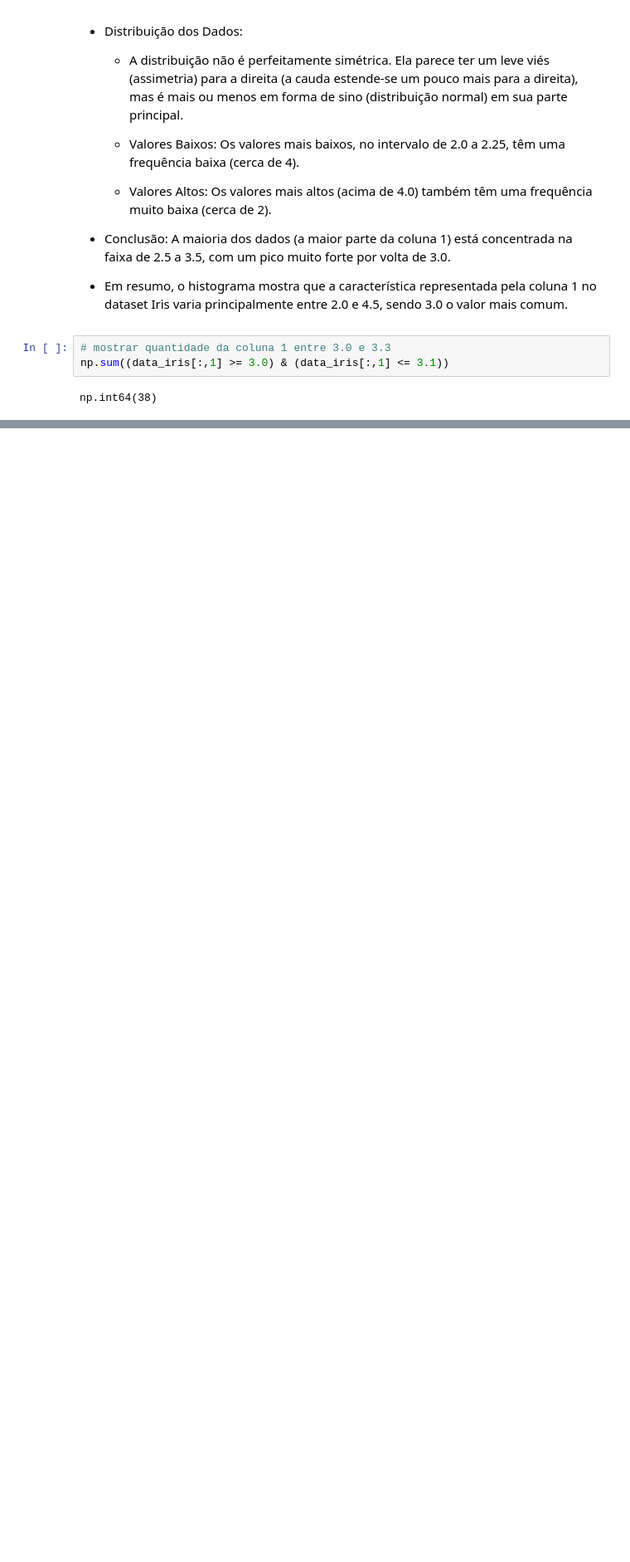
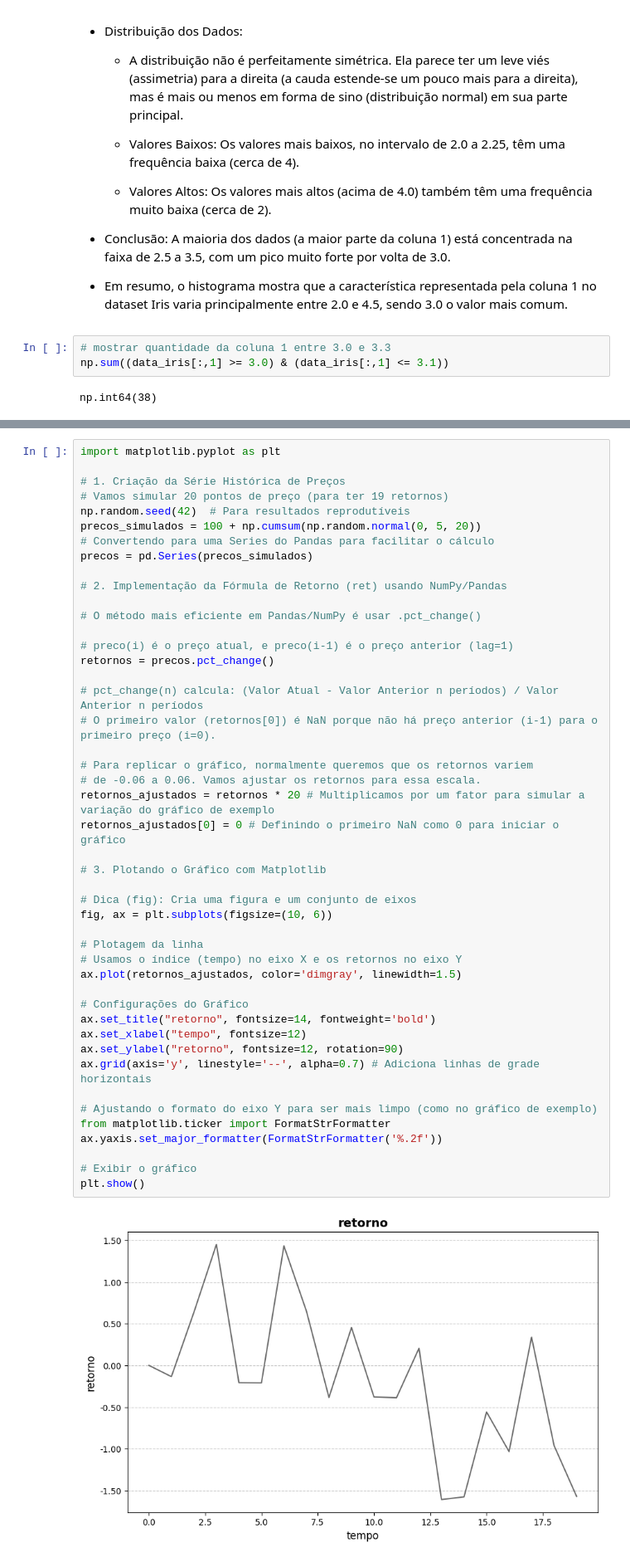
Before and after one commit to MarksAurelio/Tecnico_em_Inteligencia_Artificial, a Jupyter notebook: UC4/numpy/aula1.ipynb, the cells around one changed output, grey strips where cells are left out. Shown at 83% size. Saved outputs shown, nothing was run; the diff lists cells and outputs as text; blank space fills up the shorter version.

Commit message:
desario ret - retorno financeiro

```diff
--- a/UC4/numpy/aula1.ipynb
+++ b/UC4/numpy/aula1.ipynb
@@ -272,0 +387,48 @@ Conclui a aula1!
+# %%
+import matplotlib.pyplot as plt
+
+# 1. Criação da Série Histórica de Preços
+# Vamos simular 20 pontos de preço (para ter 19 retornos)
+np.random.seed(42)  # Para resultados reprodutíveis
+precos_simulados = 100 + np.cumsum(np.random.normal(0, 5, 20))
+# Convertendo para uma Series do Pandas para facilitar o cálculo
+precos = pd.Series(precos_simulados)
+
+# 2. Implementação da Fórmula de Retorno (ret) usando NumPy/Pandas
+
+# O método mais eficiente em Pandas/NumPy é usar .pct_change()
+
+# preco(i) é o preço atual, e preco(i-1) é o preço anterior (lag=1)
+retornos = precos.pct_change()
+
+# pct_change(n) calcula: (Valor Atual - Valor Anterior n períodos) / Valor Anterior n períodos
+# O primeiro valor (retornos[0]) é NaN porque não há preço anterior (i-1) para o primeiro preço (i=0).
+
+# Para replicar o gráfico, normalmente queremos que os retornos variem
+# de -0.06 a 0.06. Vamos ajustar os retornos para essa escala.
+retornos_ajustados = retornos * 20 # Multiplicamos por um fator para simular a variação do gráfico de exemplo
+retornos_ajustados[0] = 0 # Definindo o primeiro NaN como 0 para iniciar o gráfico
+
+# 3. Plotando o Gráfico com Matplotlib
+
+# Dica (fig): Cria uma figura e um conjunto de eixos
+fig, ax = plt.subplots(figsize=(10, 6))
+
+# Plotagem da linha
+# Usamos o índice (tempo) no eixo X e os retornos no eixo Y
+ax.plot(retornos_ajustados, color='dimgray', linewidth=1.5)
+
+# Configurações do Gráfico
+ax.set_title("retorno", fontsize=14, fontweight='bold')
+ax.set_xlabel("tempo", fontsize=12)
+ax.set_ylabel("retorno", fontsize=12, rotation=90)
+ax.grid(axis='y', linestyle='--', alpha=0.7) # Adiciona linhas de grade horizontais
+
+# Ajustando o formato do eixo Y para ser mais limpo (como no gráfico de exemplo)
+from matplotlib.ticker import FormatStrFormatter
+ax.yaxis.set_major_formatter(FormatStrFormatter('%.2f'))
+
+# Exibir o gráfico
+plt.show()
+# %% [output]
+[figure, added]
```
Also changed, not shown: parts of 19 cells of this notebook, 4 other files.
